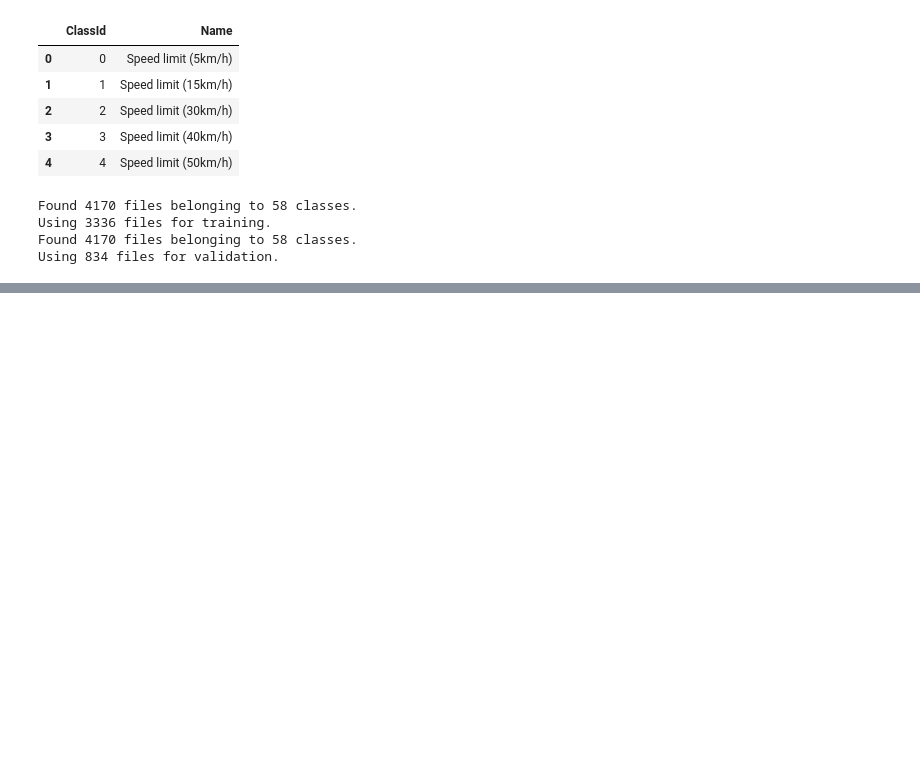
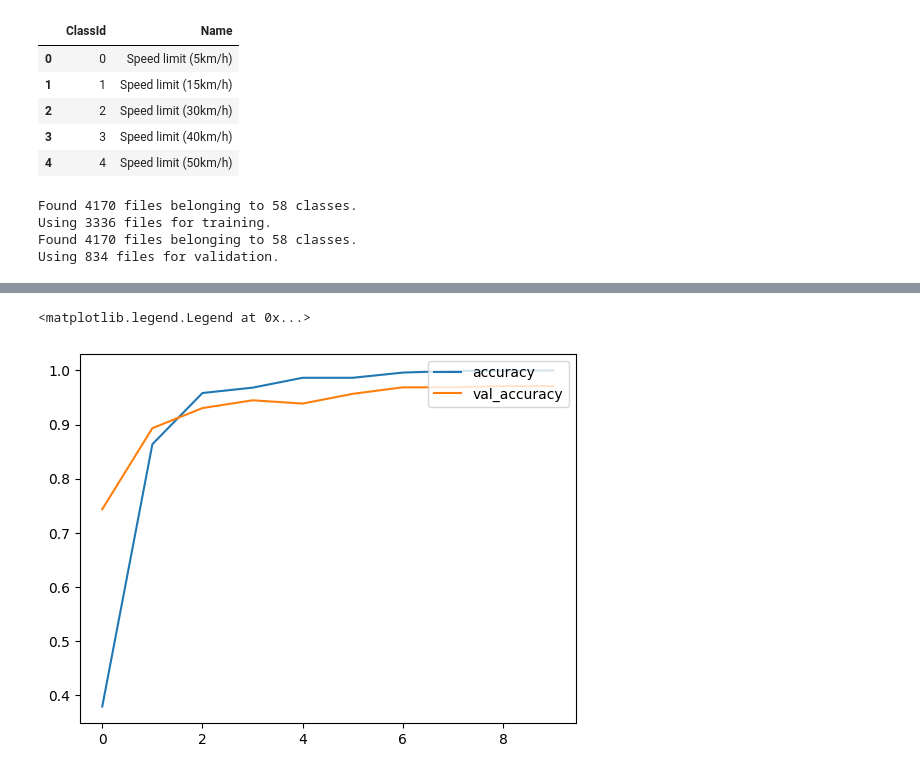
Before and after one commit to srii5477/Traffic-Sign-Detection-using-CNN, a Jupyter notebook: Traffic_Sign_Detection.ipynb, the cells around one changed output, grey strips where cells are left out. Saved outputs shown, nothing was run; the diff lists cells and outputs as text; code cells hidden in the pictures; blank space fills up the shorter version.

```diff
--- a/Traffic_Sign_Detection.ipynb
+++ b/Traffic_Sign_Detection.ipynb
@@ -87,7 +97,7 @@ label_df.head()
 | 3 | 3 | Speed limit (40km/h) |
 | 4 | 4 | Speed limit (50km/h) |
 # %%
-path = '/content/traffic_Data/DATA'
+path = '/content/traffic-sign-dataset-classification/traffic_Data/DATA'
 # for Keras to work on our dataset, it needs to be converted into a tf.data.Dataset type
 # the below code generates a tf.data.Dataset from image files in a directory.
 train_df = tf.keras.preprocessing.image_dataset_from_directory(path, validation_split=0.2,
@@ -169,5 +164,5 @@ keras.utils.plot_model(
 # %%
 model.compile(loss=tf.keras.losses.SparseCategoricalCrossentropy(), optimizer='adam', metrics=['accuracy'])
 # %%
-history = model.fit(train_df, validation_data=test_df, epochs=50)
+history = model.fit(train_df, validation_data=test_df, epochs=10)
 # %% [output]
@@ -193,4 +196,7 @@ plt.legend(['loss', 'val_loss'], loc='upper right')
 # %%
 plt.plot(history.history['accuracy'])
 plt.plot(history.history['val_accuracy'])
-plt.legened(['accuracy', 'val_accuracy'], loc='upper right')
+plt.legend(['accuracy', 'val_accuracy'], loc='upper right')
+# %% [output]
+<matplotlib.legend.Legend at 0x...>
+[figure, added]
```
Also changed, not shown: parts of 15 cells of this notebook.
